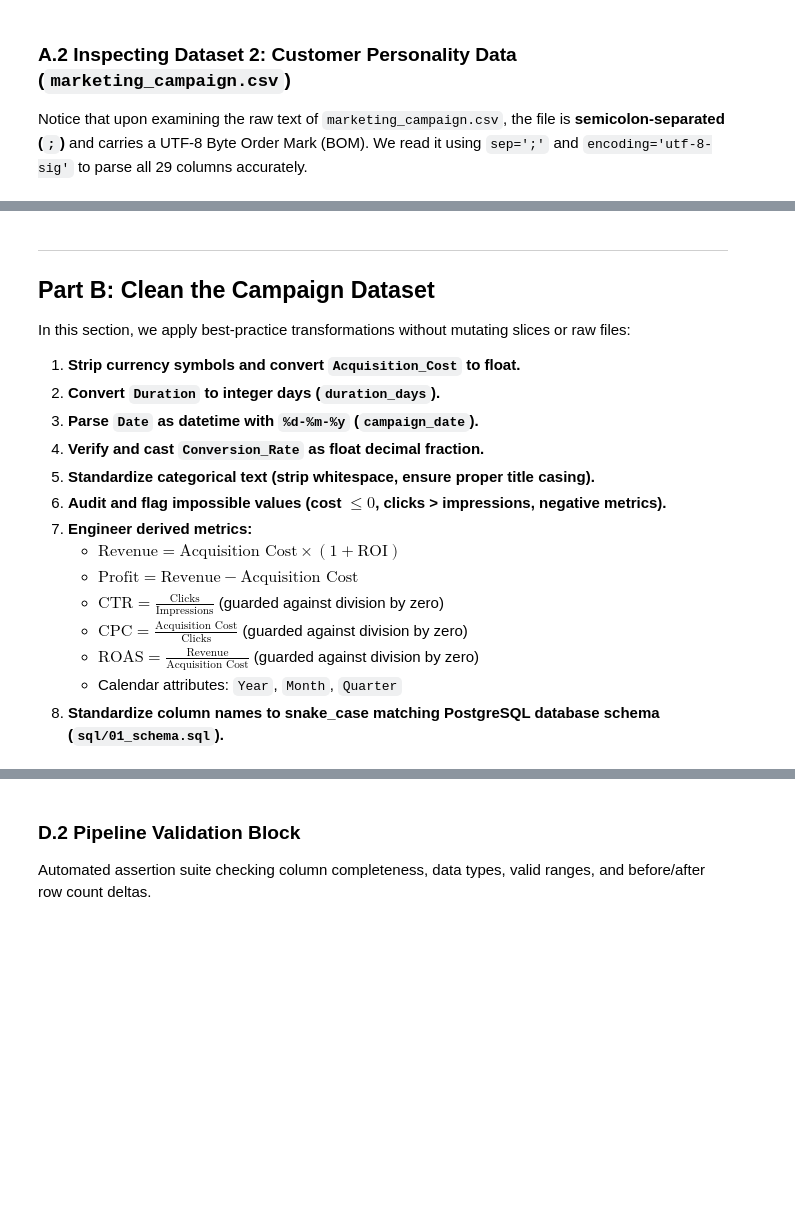
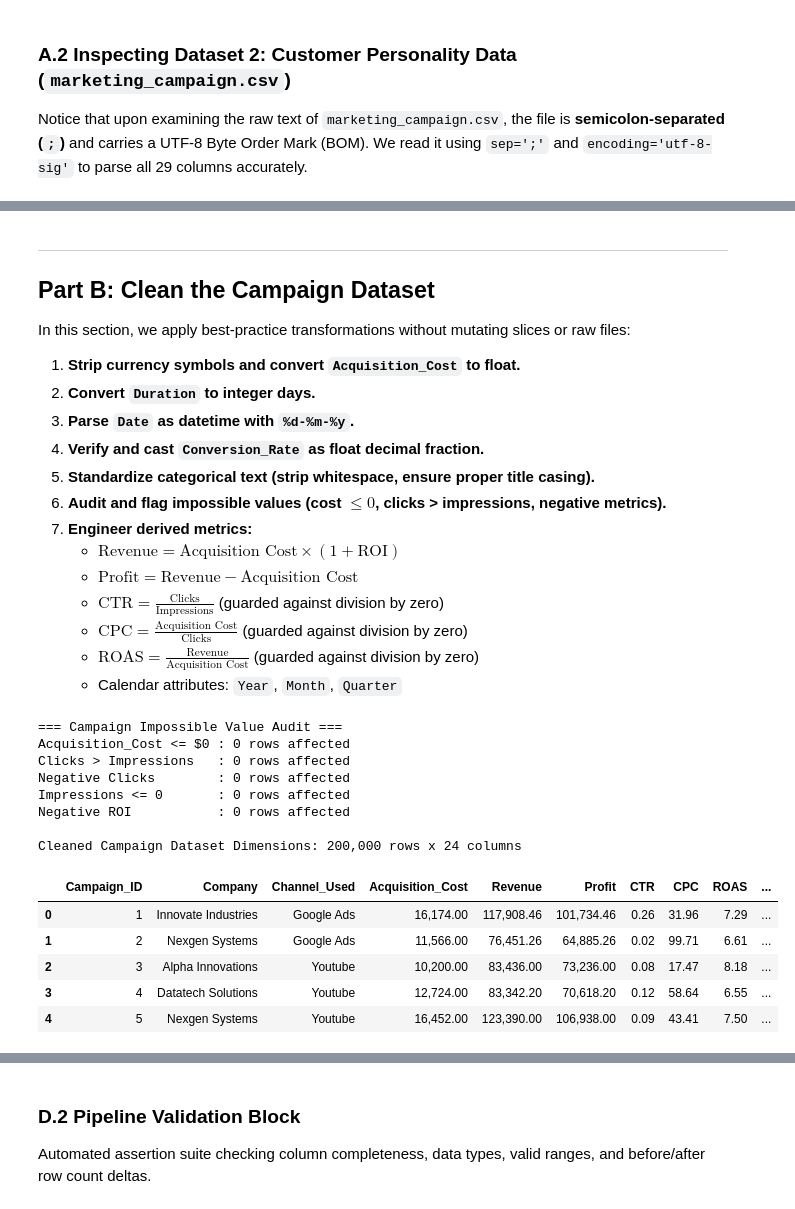
Before and after one commit to hayat-ishfaq/marketing-campaign-analytics, a Jupyter notebook: notebooks/01_cleaning.ipynb, the cells around one changed output, grey strips where cells are left out. Drawn from its saved outputs; the diff is of its cells as text; code cells hidden in the pictures; blank space fills up the shorter version.

```diff
--- a/notebooks/01_cleaning.ipynb
+++ b/notebooks/01_cleaning.ipynb
@@ -168,8 +269,8 @@ for col in cust_cat_cols:
 
 In this section, we apply best-practice transformations without mutating slices or raw files:
 1. **Strip currency symbols and convert `Acquisition_Cost` to float.**
-2. **Convert `Duration` to integer days (`duration_days`).**
-3. **Parse `Date` as datetime with `%d-%m-%y` (`campaign_date`).**
+2. **Convert `Duration` to integer days.**
+3. **Parse `Date` as datetime with `%d-%m-%y`.**
 4. **Verify and cast `Conversion_Rate` as float decimal fraction.**
 5. **Standardize categorical text (strip whitespace, ensure proper title casing).**
 6. **Audit and flag impossible values (cost $\le 0$, clicks > impressions, negative metrics).**
@@ -180,7 +281,6 @@ In this section, we apply best-practice transformations without mutating slices
    - $\text{CPC} = \frac{\text{Acquisition Cost}}{\text{Clicks}}$ (guarded against division by zero)
    - $\text{ROAS} = \frac{\text{Revenue}}{\text{Acquisition Cost}}$ (guarded against division by zero)
    - Calendar attributes: `Year`, `Month`, `Quarter`
-8. **Standardize column names to snake_case matching PostgreSQL database schema (`sql/01_schema.sql`).**
 # %%
 # Make explicit working copy to avoid SettingWithCopyWarning
 df_camp_clean = df_camp_raw.copy()
@@ -238,63 +338,49 @@ df_camp_clean['Revenue'] = df_camp_clean['Acquisition_Cost'] * (1.0 + df_camp_cl
 # Profit = Revenue - Acquisition_Cost
 df_camp_clean['Profit'] = df_camp_clean['Revenue'] - df_camp_clean['Acquisition_Cost']
 
 # CTR = Clicks / Impressions (guarded)
 df_camp_clean['CTR'] = np.where(
     df_camp_clean['Impressions'] > 0,
     df_camp_clean['Clicks'] / df_camp_clean['Impressions'],
     0.0
 )
 
 # CPC = Acquisition_Cost / Clicks (guarded)
 df_camp_clean['CPC'] = np.where(
     df_camp_clean['Clicks'] > 0,
     df_camp_clean['Acquisition_Cost'] / df_camp_clean['Clicks'],
     0.0
 )
 
 # ROAS = Revenue / Acquisition_Cost (guarded)
 df_camp_clean['ROAS'] = np.where(
     df_camp_clean['Acquisition_Cost'] > 0,
     df_camp_clean['Revenue'] / df_camp_clean['Acquisition_Cost'],
     0.0
 )
 
 # Calendar Features
 df_camp_clean['Year'] = df_camp_clean['Date'].dt.year
 df_camp_clean['Month'] = df_camp_clean['Date'].dt.month
 df_camp_clean['Quarter'] = df_camp_clean['Date'].dt.quarter
 
-# 8. Align column names to snake_case matching PostgreSQL schema (sql/01_schema.sql)
-camp_col_rename = {
-    'Campaign_ID': 'campaign_id',
-    'Company': 'company',
-    'Campaign_Type': 'campaign_type',
-    'Target_Audience': 'target_audience',
-    'Duration': 'duration_days',
-    'Channel_Used': 'channel_used',
-    'Conversion_Rate': 'conversion_rate',
-    'Acquisition_Cost': 'acquisition_cost',
-    'ROI': 'roi',
-    'Location': 'location',
-    'Language': 'language',
-    'Clicks': 'clicks',
-    'Impressions': 'impressions',
-    'Engagement_Score': 'engagement_score',
-    'Customer_Segment': 'customer_segment',
-    'Date': 'campaign_date',
-    'Revenue': 'revenue',
-    'Profit': 'profit',
-    'CTR': 'ctr',
-    'CPC': 'cpc',
-    'ROAS': 'roas',
-    'Year': 'year',
-    'Month': 'month',
-    'Quarter': 'quarter'
-}
-df_camp_clean = df_camp_clean.rename(columns=camp_col_rename)
-
 print(f"\nCleaned Campaign Dataset Dimensions: {df_camp_clean.shape[0]:,} rows x {df_camp_clean.shape[1]} columns")
-display(df_camp_clean[['campaign_id', 'company', 'channel_used', 'acquisition_cost', 'revenue', 'profit', 'ctr', 'cpc', 'roas', 'campaign_date']].head())
+display(df_camp_clean[['Campaign_ID', 'Company', 'Channel_Used', 'Acquisition_Cost', 'Revenue', 'Profit', 'CTR', 'CPC', 'ROAS', 'Date']].head())
+# %% [output]
+=== Campaign Impossible Value Audit ===
+Acquisition_Cost <= $0 : 0 rows affected
+Clicks > Impressions   : 0 rows affected
+Negative Clicks        : 0 rows affected
+Impressions <= 0       : 0 rows affected
+Negative ROI           : 0 rows affected
+
+Cleaned Campaign Dataset Dimensions: 200,000 rows x 24 columns
+|  | Campaign_ID | Company | Channel_Used | Acquisition_Cost | Revenue | Profit | CTR | CPC | ROAS | ... |
+| 0 | 1 | Innovate Industries | Google Ads | 16,174.00 | 117,908.46 | 101,734.46 | 0.26 | 31.96 | 7.29 | ... |
+| 1 | 2 | Nexgen Systems | Google Ads | 11,566.00 | 76,451.26 | 64,885.26 | 0.02 | 99.71 | 6.61 | ... |
+| 2 | 3 | Alpha Innovations | Youtube | 10,200.00 | 83,436.00 | 73,236.00 | 0.08 | 17.47 | 8.18 | ... |
+| 3 | 4 | Datatech Solutions | Youtube | 12,724.00 | 83,342.20 | 70,618.20 | 0.12 | 58.64 | 6.55 | ... |
+| 4 | 5 | Nexgen Systems | Youtube | 16,452.00 | 123,390.00 | 106,938.00 | 0.09 | 43.41 | 7.50 | ... |
 # %% [markdown]
 ---
 ## Part C: Clean the Customer Dataset
```
Also changed, not shown: parts of 19 cells of this notebook, 17 other files.
